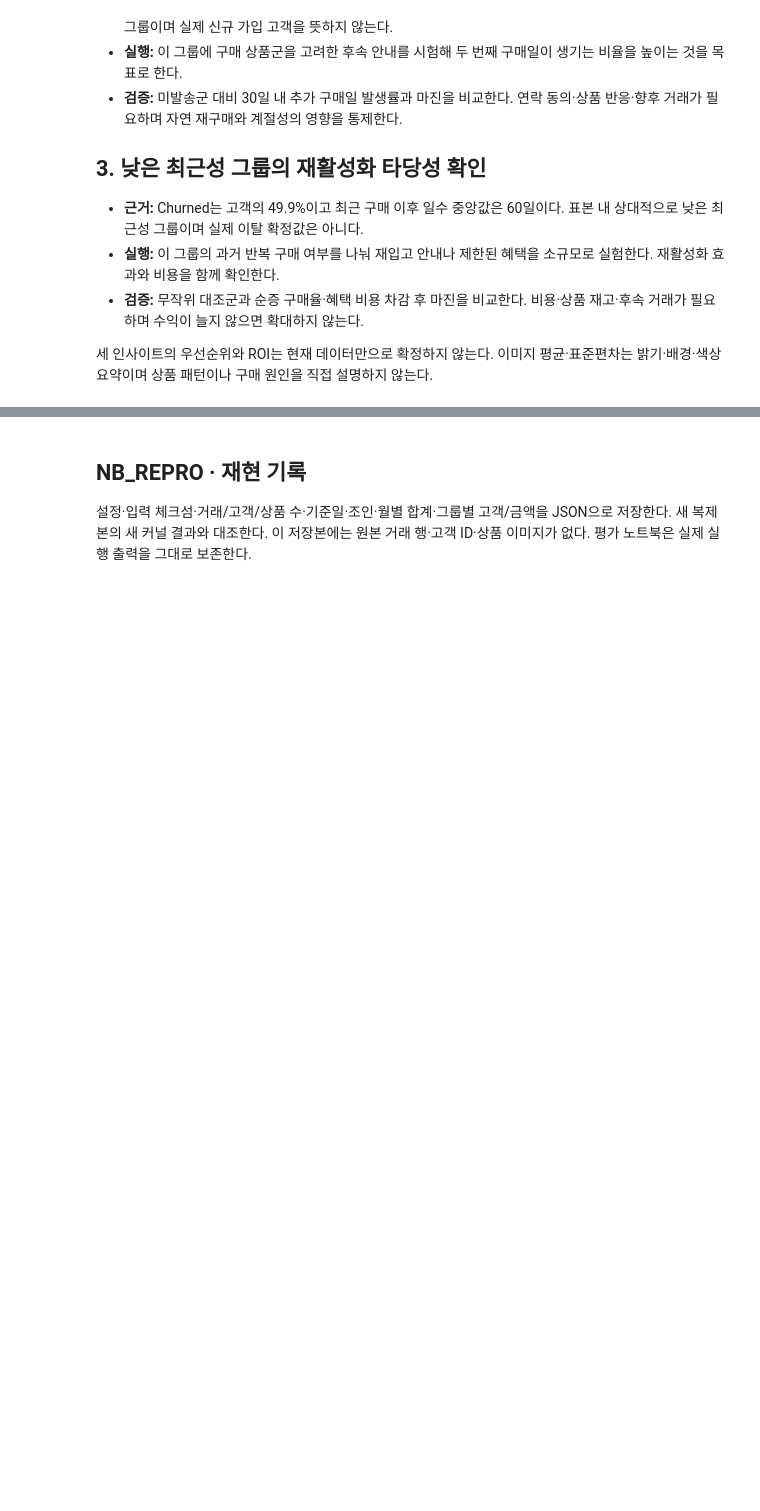
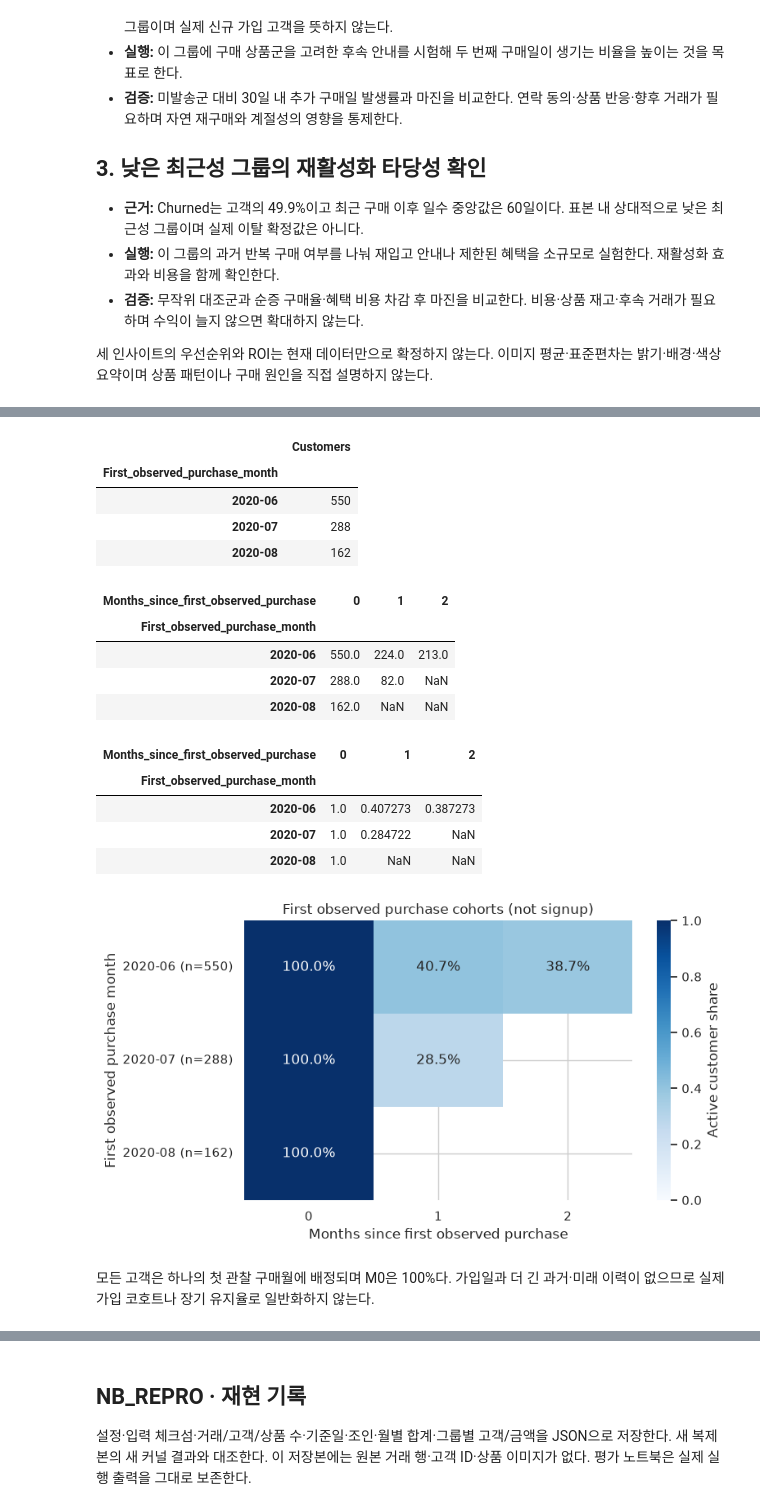
Before and after one commit to ntt65/A1_1, a Jupyter notebook: notebooks/analysis_report.ipynb, the cells around one changed output, grey strips where cells are left out. Drawn from its saved outputs; the diff is of its cells as text; code cells hidden in the pictures; blank space fills up the shorter version.

```diff
--- a/notebooks/analysis_report.ipynb
+++ b/notebooks/analysis_report.ipynb
@@ -318,0 +368,40 @@ display(Markdown(insights))
+# %%
+from utils.bonus import cohort_retention, cohort_figure, interactive_rfm
+cohort_counts, retention, cohort_sizes = cohort_retention(analyzer.df, "customer_id", "t_dat",
+    SETTINGS["start_inclusive"], SETTINGS["end_exclusive"])
+assert int(cohort_sizes.sum()) == len(rfm)
+np.testing.assert_allclose(retention[0], 1)
+assert retention.stack().dropna().between(0, 1).all()
+display(cohort_sizes.to_frame()); display(cohort_counts); display(retention)
+cohort_counts.to_csv(bonus_dir / "cohort_counts.csv")
+retention.to_csv(bonus_dir / "cohort_retention.csv")
+cohort_sizes.to_csv(bonus_dir / "cohort_sizes.csv")
+fig = cohort_figure(retention, cohort_sizes)
+fig.savefig(bonus_dir / "cohort_retention.png", dpi=120, bbox_inches="tight")
+display(fig); plt.close(fig)
+bonus_summary["cohort"] = {"basis": "first_observed_purchase_month_not_signup",
+    "sizes": {str(key): int(value) for key, value in cohort_sizes.items()},
+    "active_customers": {month: {str(age): (None if pd.isna(value) else int(value))
+        for age, value in row.items()} for month, row in cohort_counts.iterrows()},
+    "retention": {month: {str(age): (None if pd.isna(value) else float(value))
+        for age, value in row.items()} for month, row in retention.iterrows()},
+    "customers_verified": int(cohort_sizes.sum())}
+display(Markdown("모든 고객은 하나의 첫 관찰 구매월에 배정되며 M0은 100%다. 가입일과 더 긴 과거·미래 이력이 없으므로 실제 가입 코호트나 장기 유지율로 일반화하지 않는다."))
+# %% [output]
+|  | Customers |
+| First_observed_purchase_month |  |
+| 2020-06 | 550 |
+| 2020-07 | 288 |
+| 2020-08 | 162 |
+| Months_since_first_observed_purchase | 0 | 1 | 2 |
+| First_observed_purchase_month |  |  |  |
+| 2020-06 | 550.0 | 224.0 | 213.0 |
+| 2020-07 | 288.0 | 82.0 | NaN |
+| 2020-08 | 162.0 | NaN | NaN |
+| Months_since_first_observed_purchase | 0 | 1 | 2 |
+| First_observed_purchase_month |  |  |  |
+| 2020-06 | 1.0 | 0.407273 | 0.387273 |
+| 2020-07 | 1.0 | 0.284722 | NaN |
+| 2020-08 | 1.0 | NaN | NaN |
+[figure, added]
+모든 고객은 하나의 첫 관찰 구매월에 배정되며 M0은 100%다. 가입일과 더 긴 과거·미래 이력이 없으므로 실제 가입 코호트나 장기 유지율로 일반화하지 않는다.
```
Also changed, not shown: parts of 7 cells of this notebook, 21 other files.
